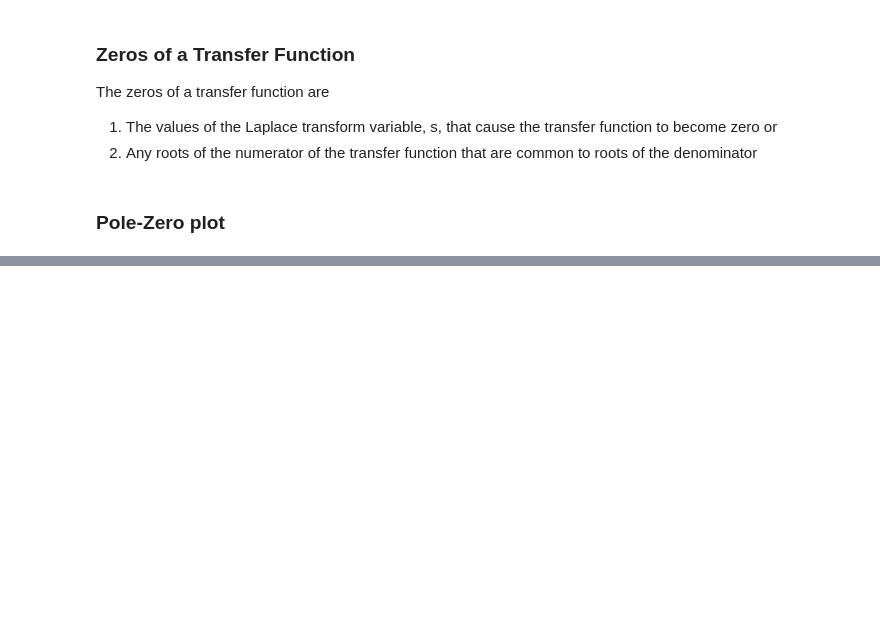
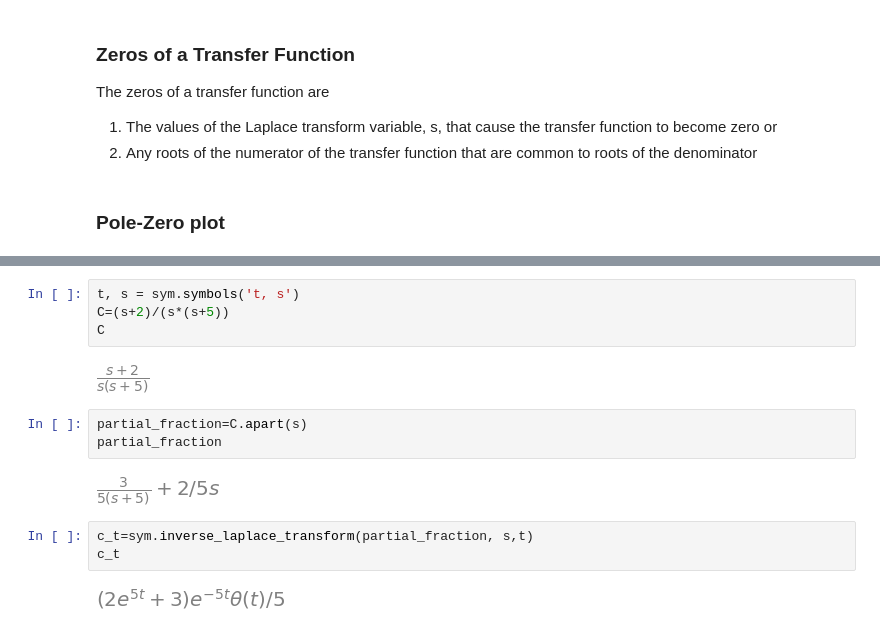
Before and after one commit to sayedul79/python-control-system, a Jupyter notebook: Time-Response.ipynb, the cells around one changed output, grey strips where cells are left out. Cells and saved outputs as stored; diff of their text form; blank space fills up the shorter version.

Commit message:
image added

```diff
--- a/Time-Response.ipynb
+++ b/Time-Response.ipynb
@@ -51,0 +57,16 @@ The zeros of a transfer function are
+# %%
+t, s = sym.symbols('t, s')
+C=(s+2)/(s*(s+5))
+C
+# %% [output]
+[figure, added]
+# %%
+partial_fraction=C.apart(s)
+partial_fraction
+# %% [output]
+[figure, added]
+# %%
+c_t=sym.inverse_laplace_transform(partial_fraction, s,t)
+c_t
+# %% [output]
+[figure, added]
```
Also changed, not shown: parts of 13 cells of this notebook, 1 other file.
